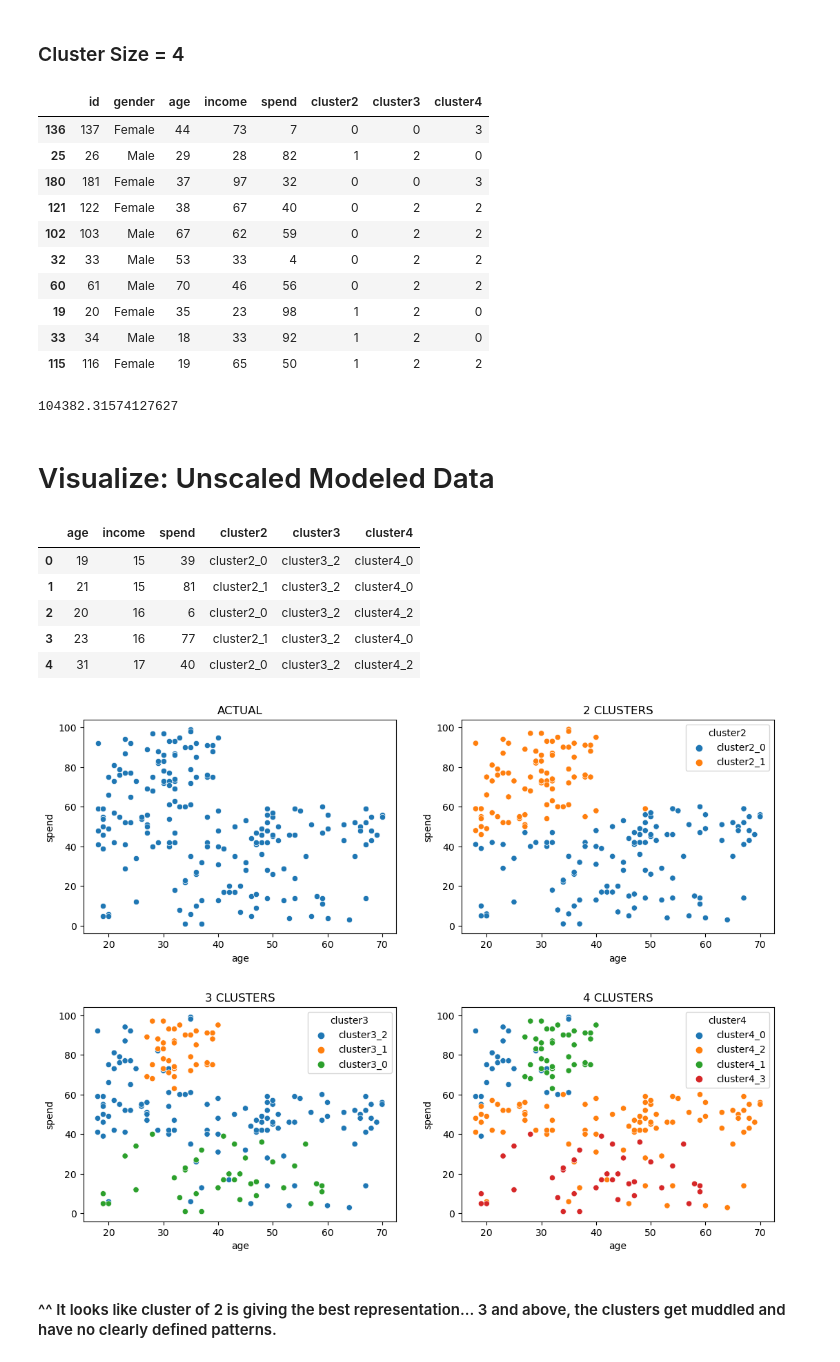
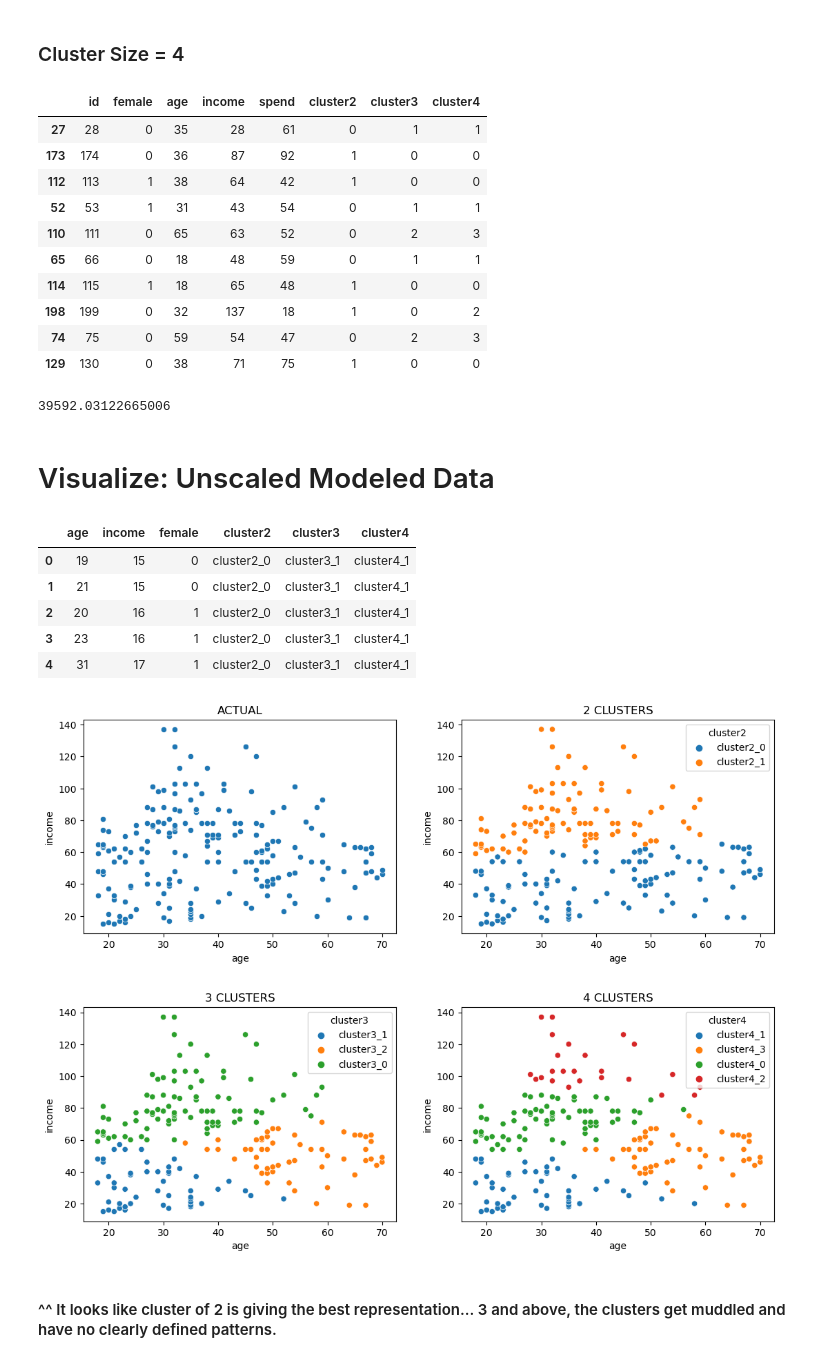
Before and after one commit to lewisalexia/clustering-exercises, a Jupyter notebook: modeling.ipynb, the cells around one changed output. Drawn from its saved outputs; the diff is of its cells as text; code cells hidden in the pictures.

```diff
--- a/modeling.ipynb
+++ b/modeling.ipynb
@@ -345,5 +345,6 @@ memory usage: 9.4+ KB
 # %%
 # rename some columns
 df = df.rename(columns={'customer_id':'id', 'annual_income':'income', 'spending_score':'spend'})
+df = df.replace({'gender':{'Male':0, 'Female':1}}).rename(columns={'gender':'female'})
 df.head()
 # %% [output]
@@ -356,5 +357,5 @@ df.head()
 # %%
 # assign variables to go in as df
-X = df[['age', 'income', 'spend']]
+X = df[['age', 'income', 'female']]
 X.head()
 # %% [output]
@@ -460,21 +461,21 @@ X['cluster4'] = pred4
 
 df.sample(10)
 # %% [output]
-|  | id | gender | age | income | spend | cluster2 | cluster3 | cluster4 |
-| 136 | 137 | Female | 44 | 73 | 7 | 0 | 0 | 3 |
-| 25 | 26 | Male | 29 | 28 | 82 | 1 | 2 | 0 |
-| 180 | 181 | Female | 37 | 97 | 32 | 0 | 0 | 3 |
-| 121 | 122 | Female | 38 | 67 | 40 | 0 | 2 | 2 |
-| 102 | 103 | Male | 67 | 62 | 59 | 0 | 2 | 2 |
-| 32 | 33 | Male | 53 | 33 | 4 | 0 | 2 | 2 |
-| 60 | 61 | Male | 70 | 46 | 56 | 0 | 2 | 2 |
-| 19 | 20 | Female | 35 | 23 | 98 | 1 | 2 | 0 |
-| 33 | 34 | Male | 18 | 33 | 92 | 1 | 2 | 0 |
-| 115 | 116 | Female | 19 | 65 | 50 | 1 | 2 | 2 |
+|  | id | female | age | income | spend | cluster2 | cluster3 | cluster4 |
+| 27 | 28 | 0 | 35 | 28 | 61 | 0 | 1 | 1 |
+| 173 | 174 | 0 | 36 | 87 | 92 | 1 | 0 | 0 |
+| 112 | 113 | 1 | 38 | 64 | 42 | 1 | 0 | 0 |
+| 52 | 53 | 1 | 31 | 43 | 54 | 0 | 1 | 1 |
+| 110 | 111 | 0 | 65 | 63 | 52 | 0 | 2 | 3 |
+| 65 | 66 | 0 | 18 | 48 | 59 | 0 | 1 | 1 |
+| 114 | 115 | 1 | 18 | 65 | 48 | 1 | 0 | 0 |
+| 198 | 199 | 0 | 32 | 137 | 18 | 1 | 0 | 2 |
+| 74 | 75 | 0 | 59 | 54 | 47 | 0 | 2 | 3 |
+| 129 | 130 | 0 | 38 | 71 | 75 | 1 | 0 | 0 |
 # %%
 kmeans4.inertia_
 # %% [output]
-104382.31574127627
+39592.03122665006
 # %% [markdown]
 # Visualize: Unscaled Modeled Data
 # %%
@@ -492,35 +493,35 @@ X['cluster4'] = 'cluster4_' + X.cluster4.astype(str)
 # %%
 X.head()
 # %% [output]
-|  | age | income | spend | cluster2 | cluster3 | cluster4 |
-| 0 | 19 | 15 | 39 | cluster2_0 | cluster3_2 | cluster4_0 |
-| 1 | 21 | 15 | 81 | cluster2_1 | cluster3_2 | cluster4_0 |
-| 2 | 20 | 16 | 6 | cluster2_0 | cluster3_2 | cluster4_2 |
-| 3 | 23 | 16 | 77 | cluster2_1 | cluster3_2 | cluster4_0 |
-| 4 | 31 | 17 | 40 | cluster2_0 | cluster3_2 | cluster4_2 |
+|  | age | income | female | cluster2 | cluster3 | cluster4 |
+| 0 | 19 | 15 | 0 | cluster2_0 | cluster3_1 | cluster4_1 |
+| 1 | 21 | 15 | 0 | cluster2_0 | cluster3_1 | cluster4_1 |
+| 2 | 20 | 16 | 1 | cluster2_0 | cluster3_1 | cluster4_1 |
+| 3 | 23 | 16 | 1 | cluster2_0 | cluster3_1 | cluster4_1 |
+| 4 | 31 | 17 | 1 | cluster2_0 | cluster3_1 | cluster4_1 |
 # %%
 # graphically
 plt.figure(figsize=(12, 9))
 
 plt.subplot(221)
 plt.tight_layout(pad=6)
-sns.scatterplot(data=df, x='age', y='spend')
+sns.scatterplot(data=df, x='age', y='income')
 plt.title('ACTUAL')
 
 plt.subplot(222)
-sns.scatterplot(data=X, x='age', y='spend', hue='cluster2')
+sns.scatterplot(data=X, x='age', y='income', hue='cluster2')
 plt.title('2 CLUSTERS')
 
 plt.subplot(223)
-sns.scatterplot(data=X, x='age', y='spend', hue='cluster3')
+sns.scatterplot(data=X, x='age', y='income', hue='cluster3')
 plt.title('3 CLUSTERS')
 
 plt.subplot(224)
-sns.scatterplot(data=X, x='age', y='spend', hue='cluster4')
+sns.scatterplot(data=X, x='age', y='income', hue='cluster4')
 plt.title('4 CLUSTERS')
 plt.show()
 # %% [output]
-[figure, old version]
+[figure, new version]
 # %% [markdown]
 #### ^^ It looks like cluster of 2 is giving the best representation... 3 and above, the clusters get muddled and have no clearly defined patterns.
 # %% [markdown]
```
Also changed, not shown: parts of 20 cells of this notebook.
